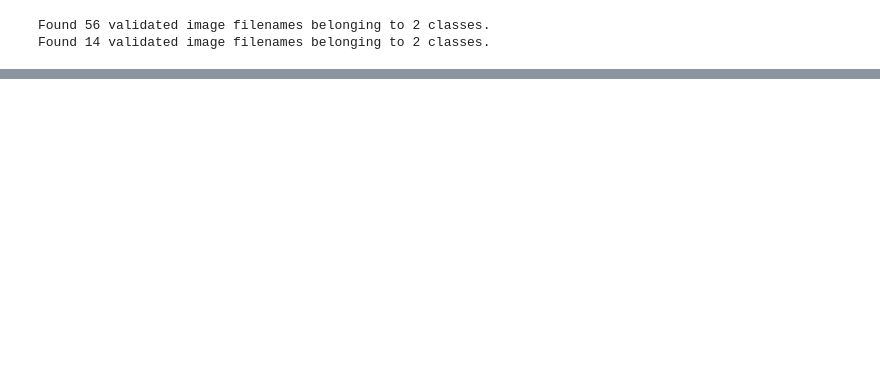
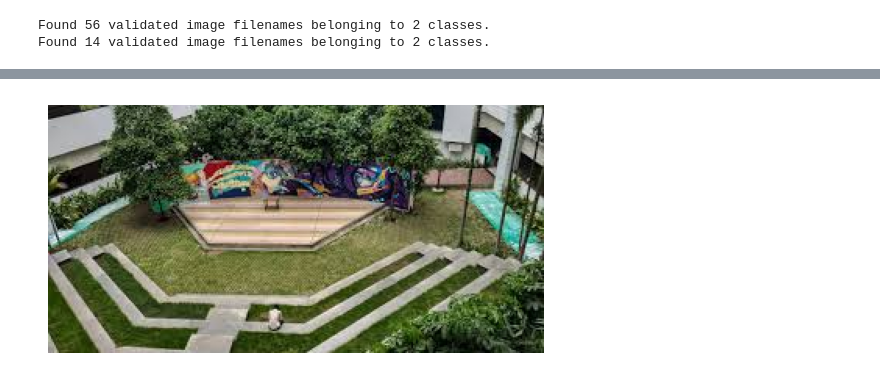
Before and after one commit to Shiyx27/Healthy-Vs-Dry-Plants, a Jupyter notebook: healthy-vs-dry.ipynb, the cells around one changed output, grey strips where cells are left out. Cells and saved outputs as stored; diff of their text form; code cells hidden in the pictures; blank space fills up the shorter version.

Commit message:
Kaggle Notebook | Healthy Vs Dry | Version 1

```diff
--- a/healthy-vs-dry.ipynb
+++ b/healthy-vs-dry.ipynb
@@ -152,7 +159,7 @@ model.compile(optimizer='adam', loss='binary_crossentropy', metrics=['accuracy']
 # Train model
 history = model.fit(
     train_generator,
-    epochs=15,
+    epochs=20,
     validation_data=val_generator
 )
 # %% [output]
@@ -217,2 +225,19 @@ plt.show()
 Predicted label: Healthy
 [figure]
+# %%
+img_path2 = "/kaggle/input/vit-tree1/vit_tree.jpg"
+img_array2 = preprocess_image(img_path2, target_size=(224, 224))
+
+# Predict the label of the new image
+prediction = model.predict(img_array2)
+
+# Decode the prediction
+predicted_label = "Dry" if prediction > 0.5 else "Healthy"
+print("Predicted label:", predicted_label)
+plt.show()
+# Display the image
+img2 = image.load_img(img_path2)
+plt.imshow(img2)
+plt.axis('off')
+plt.show()
+# %% [output]
@@ -218,0 +246 @@ Predicted label: Healthy
+[figure, added]
```
Also changed, not shown: parts of 15 cells of this notebook.
